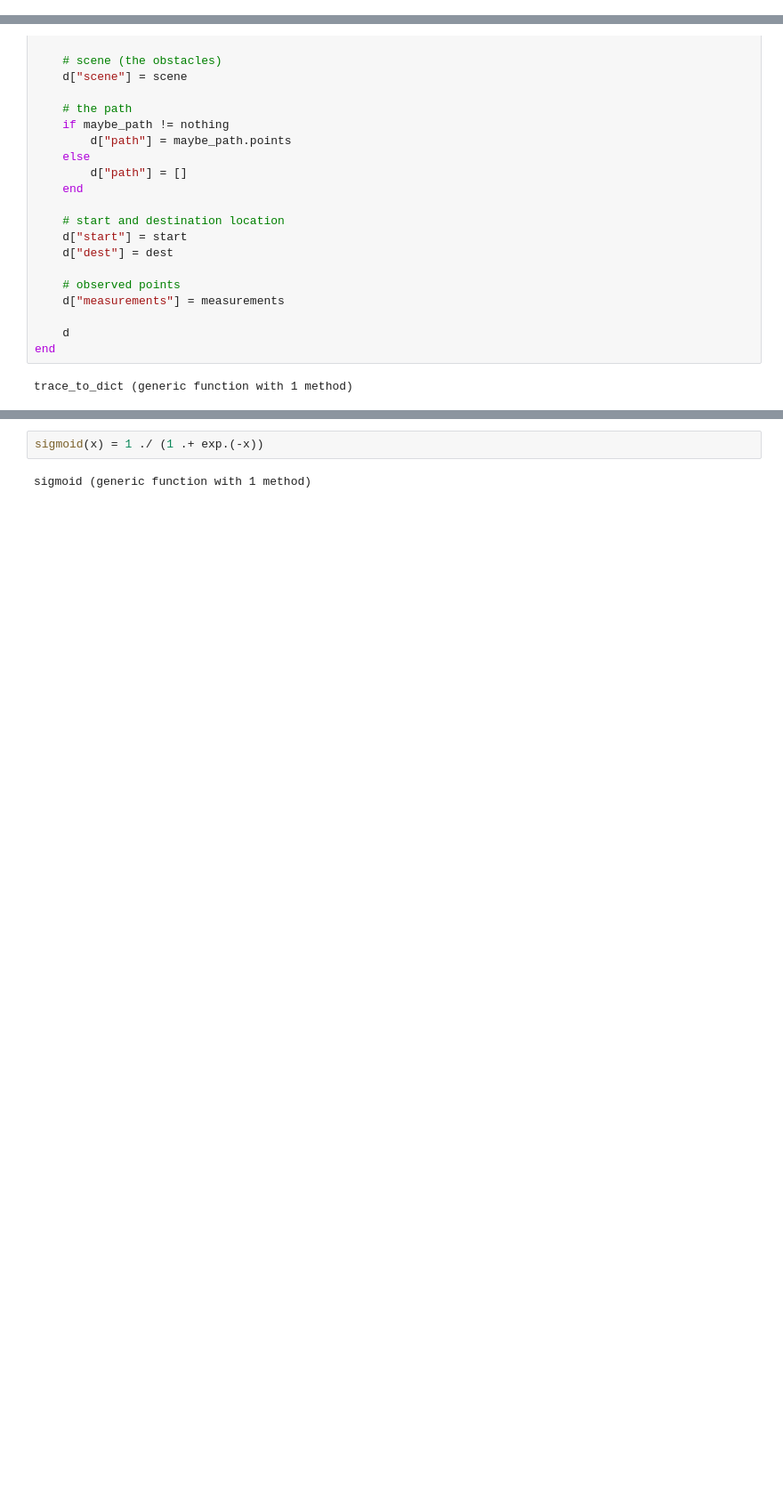
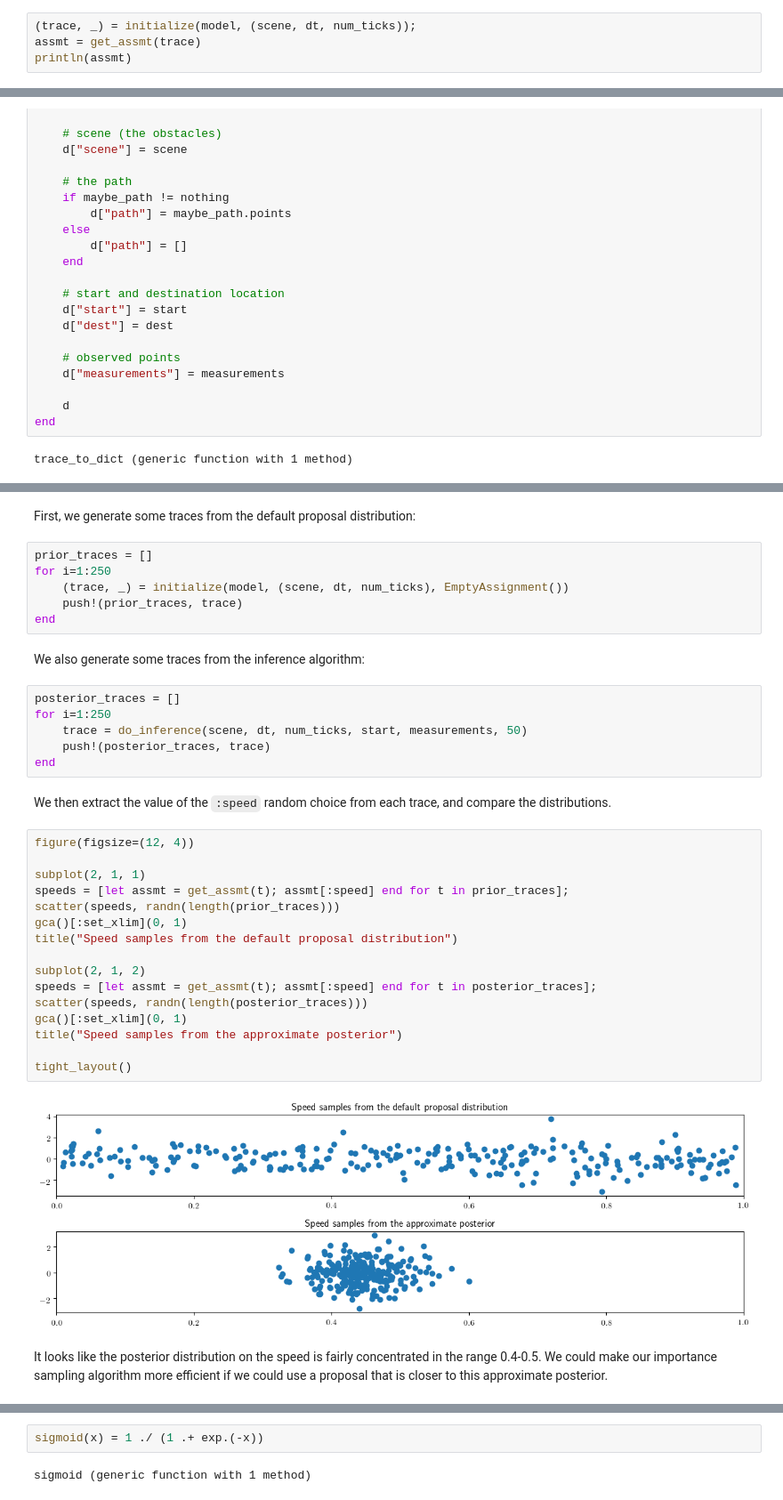
Before and after one commit to probcomp/gen-quickstart, a Jupyter notebook: tutorial-importance-sampling/tutorial-importance-sampling.ipynb, the cells around one changed output, grey strips where cells are left out. Shown at 89% size. Saved outputs shown, nothing was run; the diff lists cells and outputs as text; blank space fills up the shorter version.

Commit message:
initial importance sampling tutorial notebook with result cells

```diff
--- a/tutorial-importance-sampling/tutorial-importance-sampling.ipynb
+++ b/tutorial-importance-sampling/tutorial-importance-sampling.ipynb
@@ -467,0 +440,4 @@ sleep(1)
+# %%
+(trace, _) = initialize(model, (scene, dt, num_ticks));
+assmt = get_assmt(trace)
+println(assmt)
@@ -798,0 +581,38 @@ end
+# %% [markdown]
+First, we generate some traces from the default proposal distribution:
+# %%
+prior_traces = []
+for i=1:250
+    (trace, _) = initialize(model, (scene, dt, num_ticks), EmptyAssignment())
+    push!(prior_traces, trace)
+end
+# %% [markdown]
+We also generate some traces from the inference algorithm:
+# %%
+posterior_traces = []
+for i=1:250
+    trace = do_inference(scene, dt, num_ticks, start, measurements, 50)
+    push!(posterior_traces, trace)
+end
+# %% [markdown]
+We then extract the value of the `:speed` random choice from each trace, and compare the distributions.
+# %%
+figure(figsize=(12, 4))
+
+subplot(2, 1, 1)
+speeds = [let assmt = get_assmt(t); assmt[:speed] end for t in prior_traces];
+scatter(speeds, randn(length(prior_traces)))
+gca()[:set_xlim](0, 1)
+title("Speed samples from the default proposal distribution")
+
+subplot(2, 1, 2)
+speeds = [let assmt = get_assmt(t); assmt[:speed] end for t in posterior_traces];
+scatter(speeds, randn(length(posterior_traces)))
+gca()[:set_xlim](0, 1)
+title("Speed samples from the approximate posterior")
+
+tight_layout()
+# %% [output]
+[figure, added]
+# %% [markdown]
+It looks like the posterior distribution on the speed is fairly concentrated in the range 0.4-0.5. We could make our importance sampling algorithm more efficient if we could use a proposal that is closer to this approximate posterior.
```
Also changed, not shown: parts of 196 cells of this notebook, 13 other files.
